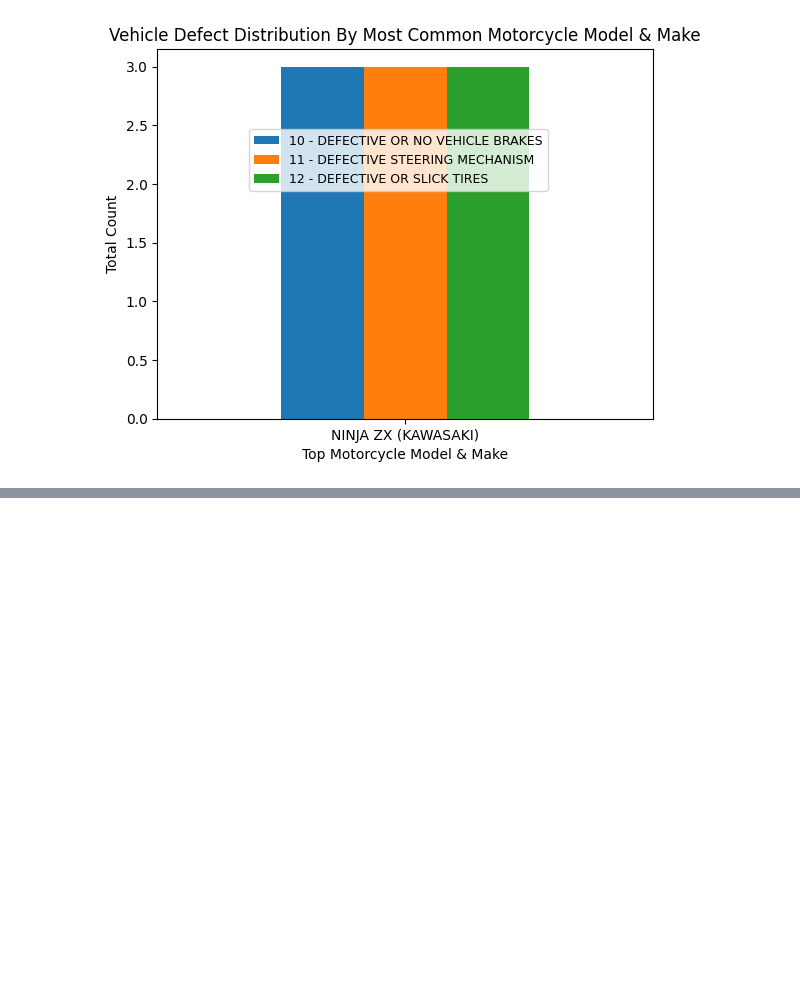
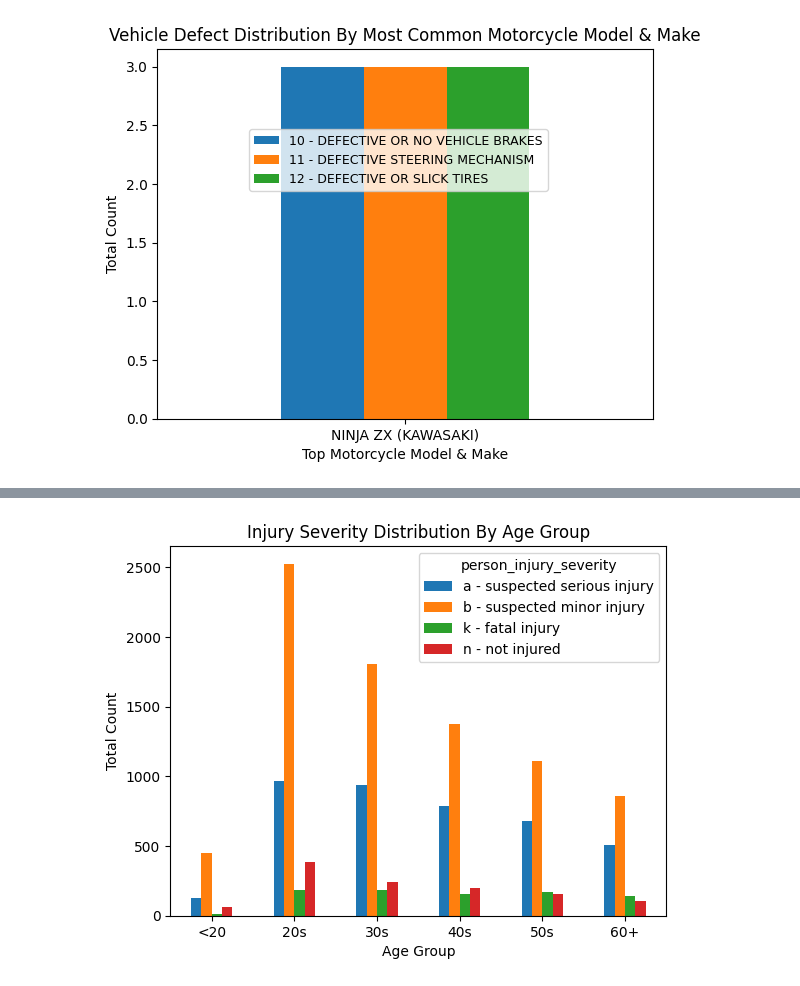
Before and after one commit to tex-wrex/tex-wrex, a Jupyter notebook: Jared/explore_get_specific_visuals.ipynb, the cells around one changed output, grey strips where cells are left out. Saved outputs shown, nothing was run; the diff lists cells and outputs as text; code cells hidden in the pictures; blank space fills up the shorter version.

```diff
--- a/Jared/explore_get_specific_visuals.ipynb
+++ b/Jared/explore_get_specific_visuals.ipynb
@@ -264,0 +274,12 @@ master.columns.to_list()
+# %%
+bins = [0, 20, 30, 40, 50, 60, float('inf')]
+labels = ['<20', '20s', '30s', '40s', '50s', '60+']
+master['age_range'] = pd.cut(master['person_age'], bins=bins, labels=labels, right=False)
+pd.crosstab(master.age_range, master.person_injury_severity).plot(kind='bar')
+plt.title('Injury Severity Distribution By Age Group')
+plt.xlabel('Age Group')
+plt.xticks(rotation=0)
+plt.ylabel('Total Count')
+plt.show()
+# %% [output]
+[figure, added]
```
Also changed, not shown: parts of 67 cells of this notebook.
